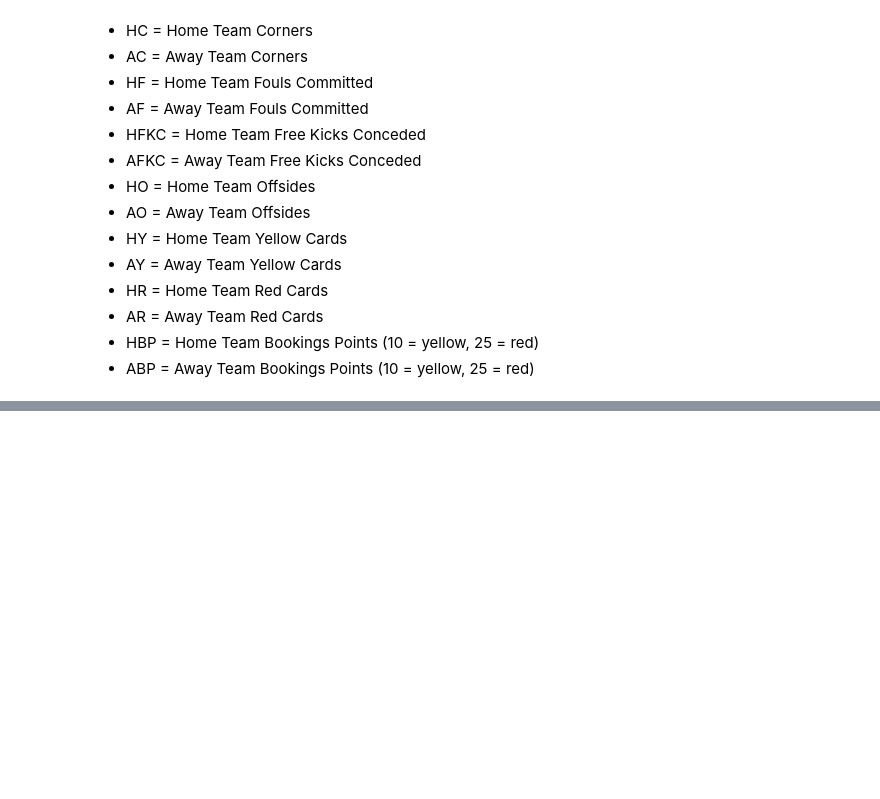
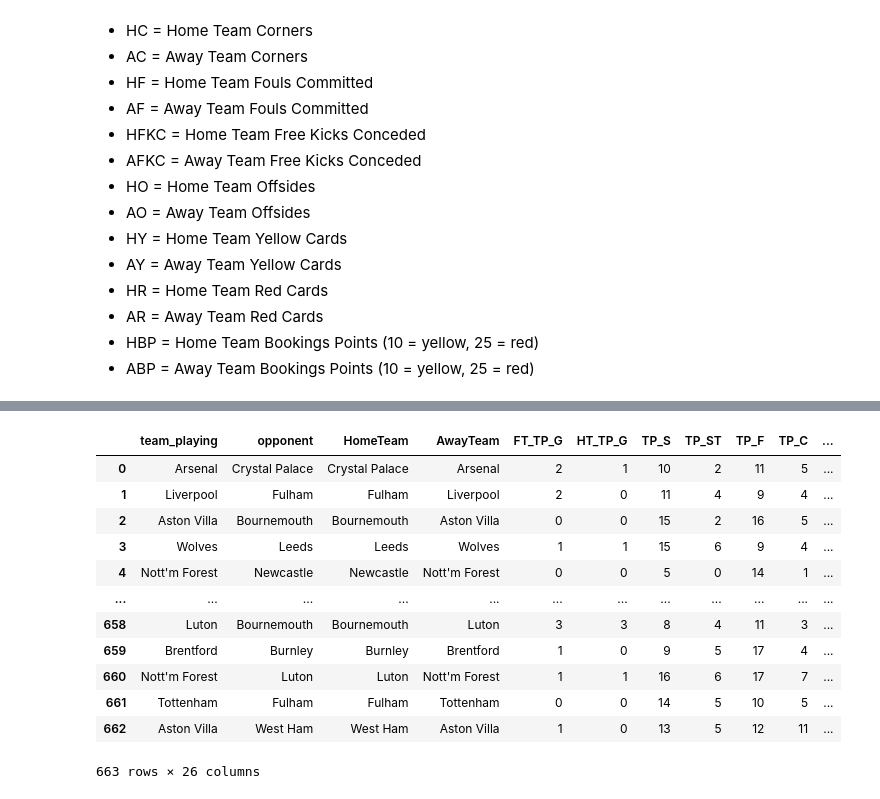
Before and after one commit to adilsaid64/bayesian-football-match-prediction, a Jupyter notebook: data-prep.ipynb, the cells around one changed output, grey strips where cells are left out. Cells and saved outputs as stored; diff of their text form; code cells hidden in the pictures; blank space fills up the shorter version.

```diff
--- a/data-prep.ipynb
+++ b/data-prep.ipynb
@@ -147,0 +148,33 @@ df = df.sort_values(by= ['Date', 'Hour']).reset_index(drop = True)
+# %%
+df2 = df2.rename(columns = {'FTHG':'FT_OP_G',
+            'HTHG':'HT_OP_G',
+            'HS':'OP_S',
+            'HST':'OP_ST',
+            'HF':'OP_F',
+            'HC': 'OP_C',
+            'HY':'OP_Y',
+            'HR':'OP_R',
+            'FTAG':'FT_TP_G',
+            'HTAG':'HT_TP_G',
+            'AS':'TP_S',
+            'AST':'TP_ST',
+            'AF':'TP_F',
+            'AC': 'TP_C',
+            'AY':'TP_Y',
+            'AR':'TP_R'})
+
+df2
+# %% [output]
+|  | team_playing | opponent | HomeTeam | AwayTeam | FT_TP_G | HT_TP_G | TP_S | TP_ST | TP_F | TP_C | ... |
+| 0 | Arsenal | Crystal Palace | Crystal Palace | Arsenal | 2 | 1 | 10 | 2 | 11 | 5 | ... |
+| 1 | Liverpool | Fulham | Fulham | Liverpool | 2 | 0 | 11 | 4 | 9 | 4 | ... |
+| 2 | Aston Villa | Bournemouth | Bournemouth | Aston Villa | 0 | 0 | 15 | 2 | 16 | 5 | ... |
+| 3 | Wolves | Leeds | Leeds | Wolves | 1 | 1 | 15 | 6 | 9 | 4 | ... |
+| 4 | Nott'm Forest | Newcastle | Newcastle | Nott'm Forest | 0 | 0 | 5 | 0 | 14 | 1 | ... |
+| ... | ... | ... | ... | ... | ... | ... | ... | ... | ... | ... | ... |
+| 658 | Luton | Bournemouth | Bournemouth | Luton | 3 | 3 | 8 | 4 | 11 | 3 | ... |
+| 659 | Brentford | Burnley | Burnley | Brentford | 1 | 0 | 9 | 5 | 17 | 4 | ... |
+| 660 | Nott'm Forest | Luton | Luton | Nott'm Forest | 1 | 1 | 16 | 6 | 17 | 7 | ... |
+| 661 | Tottenham | Fulham | Fulham | Tottenham | 0 | 0 | 14 | 5 | 10 | 5 | ... |
+| 662 | Aston Villa | West Ham | West Ham | Aston Villa | 1 | 0 | 13 | 5 | 12 | 11 | ... |
+663 rows × 26 columns
```
Also changed, not shown: parts of 18 cells of this notebook.
